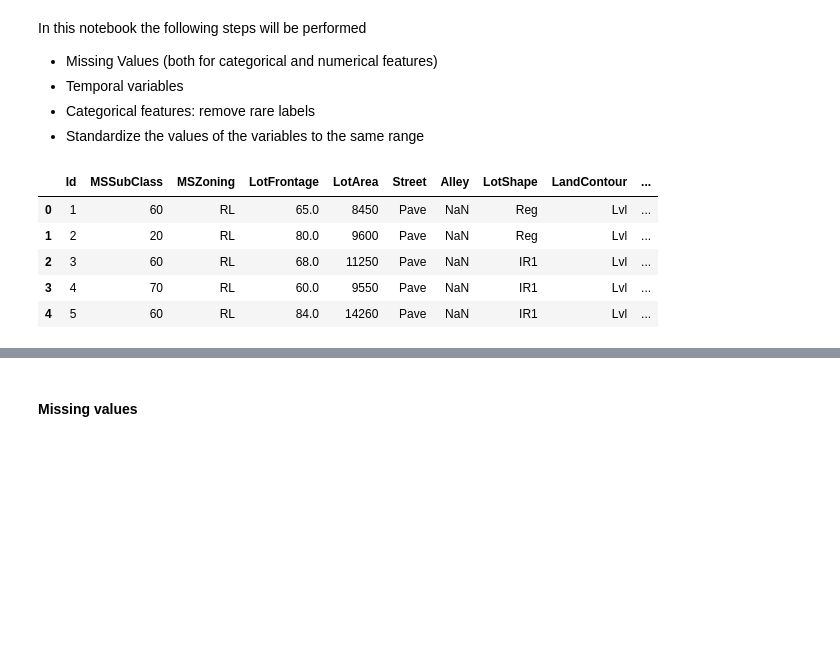
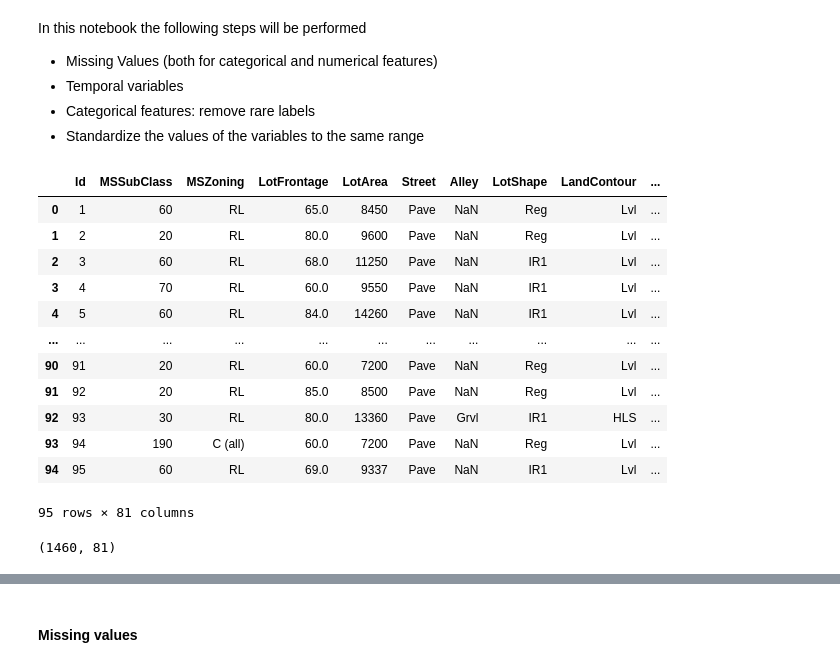
Before and after one commit to Prithvi2310/Advanced-House-Price-Prediction, a Jupyter notebook: ipynb files/Feature-Engineering.ipynb, the cells around one changed output, grey strips where cells are left out. Saved outputs shown, nothing was run; the diff lists cells and outputs as text; code cells hidden in the pictures; blank space fills up the shorter version.

```diff
--- a/ipynb files/Feature-Engineering.ipynb
+++ b/ipynb files/Feature-Engineering.ipynb
@@ -15,11 +16,22 @@ import matplotlib.pyplot as plt
 pd.set_option('display.max_columns', None)
 # %%
 dataset = pd.read_csv("../Data/train.csv")
-dataset.head()
+dataset.head(95)
 # %% [output]
 |  | Id | MSSubClass | MSZoning | LotFrontage | LotArea | Street | Alley | LotShape | LandContour | ... |
 | 0 | 1 | 60 | RL | 65.0 | 8450 | Pave | NaN | Reg | Lvl | ... |
 | 1 | 2 | 20 | RL | 80.0 | 9600 | Pave | NaN | Reg | Lvl | ... |
 | 2 | 3 | 60 | RL | 68.0 | 11250 | Pave | NaN | IR1 | Lvl | ... |
 | 3 | 4 | 70 | RL | 60.0 | 9550 | Pave | NaN | IR1 | Lvl | ... |
 | 4 | 5 | 60 | RL | 84.0 | 14260 | Pave | NaN | IR1 | Lvl | ... |
+| ... | ... | ... | ... | ... | ... | ... | ... | ... | ... | ... |
+| 90 | 91 | 20 | RL | 60.0 | 7200 | Pave | NaN | Reg | Lvl | ... |
+| 91 | 92 | 20 | RL | 85.0 | 8500 | Pave | NaN | Reg | Lvl | ... |
+| 92 | 93 | 30 | RL | 80.0 | 13360 | Pave | Grvl | IR1 | HLS | ... |
+| 93 | 94 | 190 | C (all) | 60.0 | 7200 | Pave | NaN | Reg | Lvl | ... |
+| 94 | 95 | 60 | RL | 69.0 | 9337 | Pave | NaN | IR1 | Lvl | ... |
+95 rows × 81 columns
+# %%
+dataset.shape
+# %% [output]
+(1460, 81)
```
Also changed, not shown: parts of 5 cells of this notebook.
